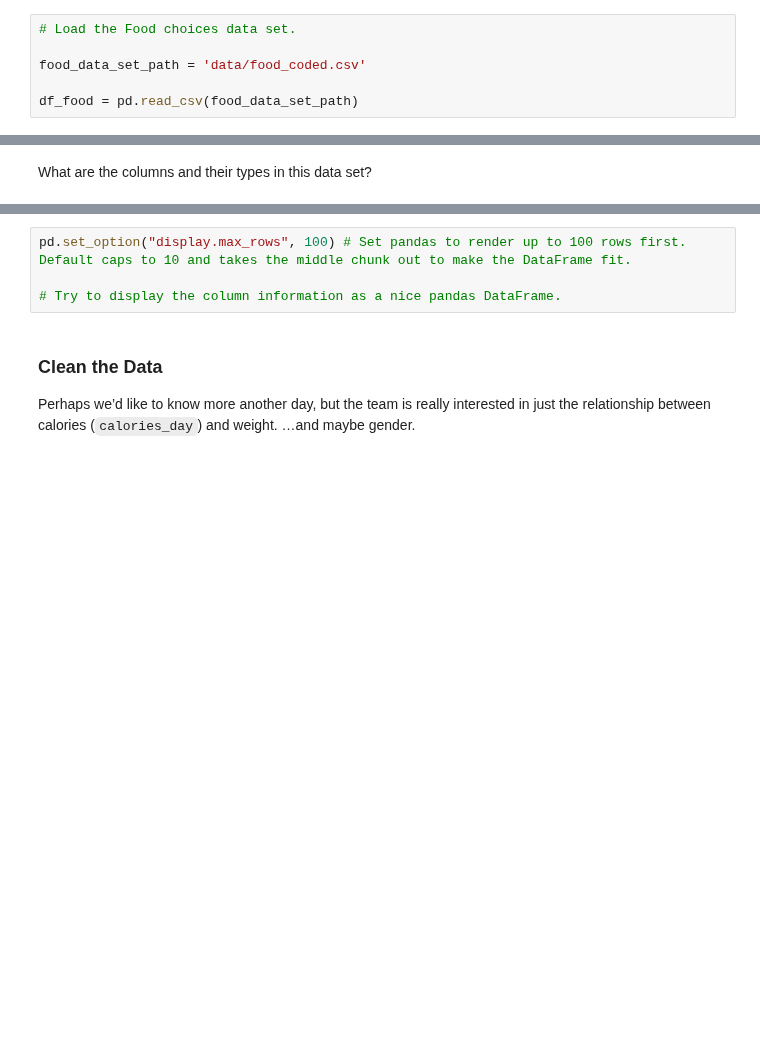
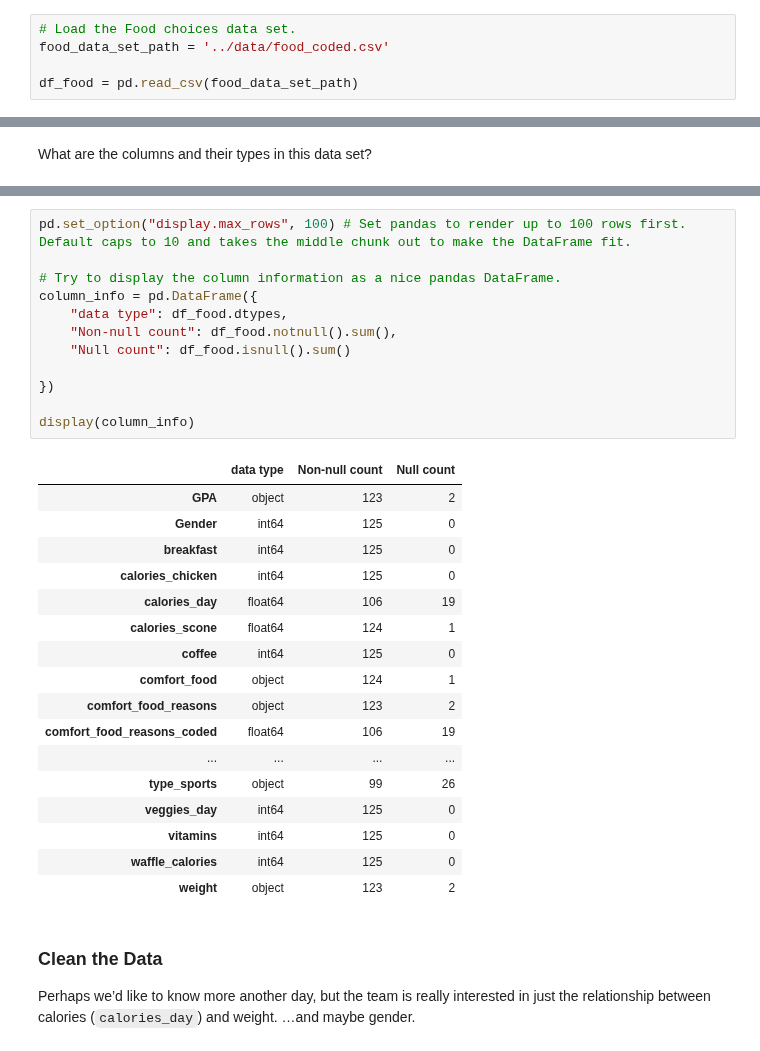
Before and after one commit to JC989/ds-fall-2026, a Jupyter notebook: Week-02-Pandas-and-How-to-Make-a-Sick-Project/exercise/Jeancarlo_Chajon_week_02_HW.ipynb, the cells around one changed output, grey strips where cells are left out. Drawn from its saved outputs; the diff is of its cells as text; blank space fills up the shorter version.

```diff
--- a/Week-02-Pandas-and-How-to-Make-a-Sick-Project/exercise/Jeancarlo_Chajon_week_02_HW.ipynb
+++ b/Week-02-Pandas-and-How-to-Make-a-Sick-Project/exercise/Jeancarlo_Chajon_week_02_HW.ipynb
@@ -28,8 +38,7 @@ Each one poses different challenges. But you’ll―of course―overcome them wi
 Load the Food choices data set into a new variable, `df_food`.
 # %%
 # Load the Food choices data set.
-
-food_data_set_path = 'data/food_coded.csv'
+food_data_set_path = '../data/food_coded.csv'
 
 df_food = pd.read_csv(food_data_set_path)
 # %% [markdown]
@@ -47,7 +86,33 @@ What are the columns and their types in this data set?
 # %%
 pd.set_option("display.max_rows", 100) # Set pandas to render up to 100 rows first. Default caps to 10 and takes the middle chunk out to make the DataFrame fit.
 
 # Try to display the column information as a nice pandas DataFrame.
+column_info = pd.DataFrame({
+    "data type": df_food.dtypes,
+    "Non-null count": df_food.notnull().sum(),
+    "Null count": df_food.isnull().sum()
+
+})
+
+display(column_info)
+# %% [output]
+|  | data type | Non-null count | Null count |
+| GPA | object | 123 | 2 |
+| Gender | int64 | 125 | 0 |
+| breakfast | int64 | 125 | 0 |
+| calories_chicken | int64 | 125 | 0 |
+| calories_day | float64 | 106 | 19 |
+| calories_scone | float64 | 124 | 1 |
+| coffee | int64 | 125 | 0 |
+| comfort_food | object | 124 | 1 |
+| comfort_food_reasons | object | 123 | 2 |
+| comfort_food_reasons_coded | float64 | 106 | 19 |
+| ... | ... | ... | ... |
+| type_sports | object | 99 | 26 |
+| veggies_day | int64 | 125 | 0 |
+| vitamins | int64 | 125 | 0 |
+| waffle_calories | int64 | 125 | 0 |
+| weight | object | 123 | 2 |
 # %% [markdown]
 ### Clean the Data
 
```
Also changed, not shown: parts of 31 cells of this notebook, 1 other file.
